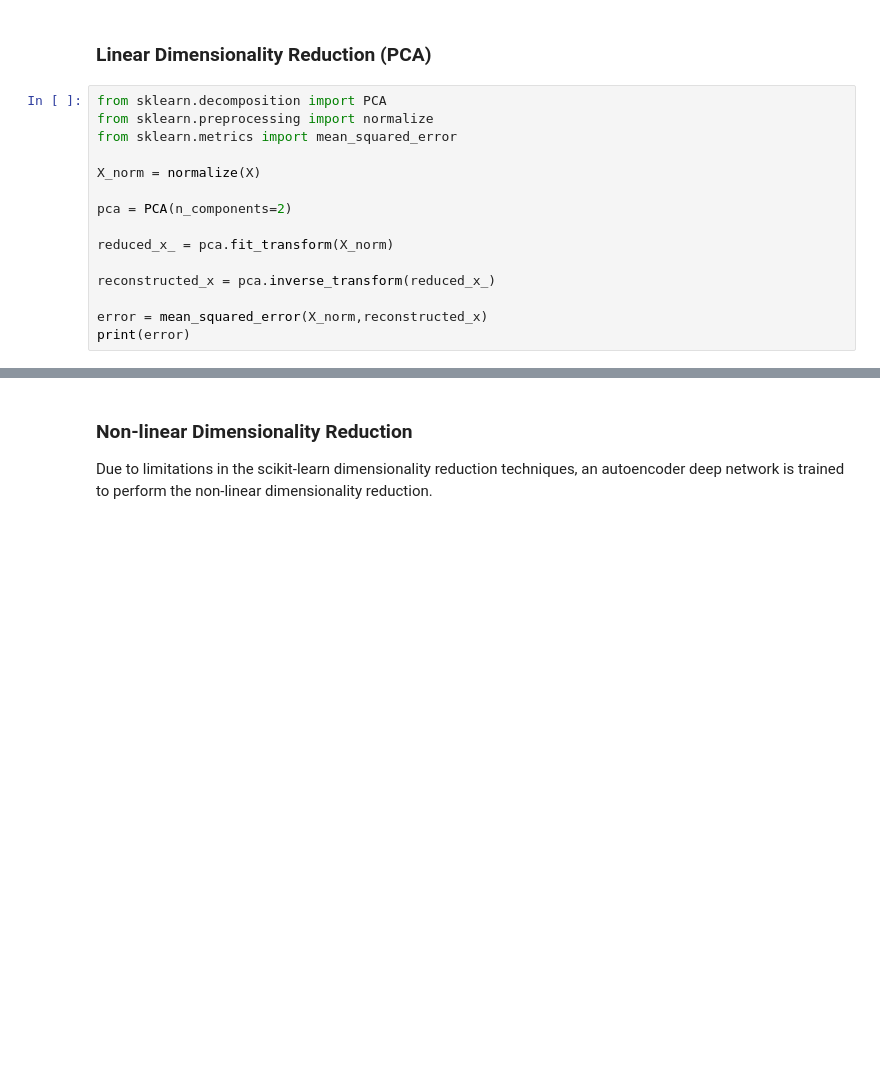
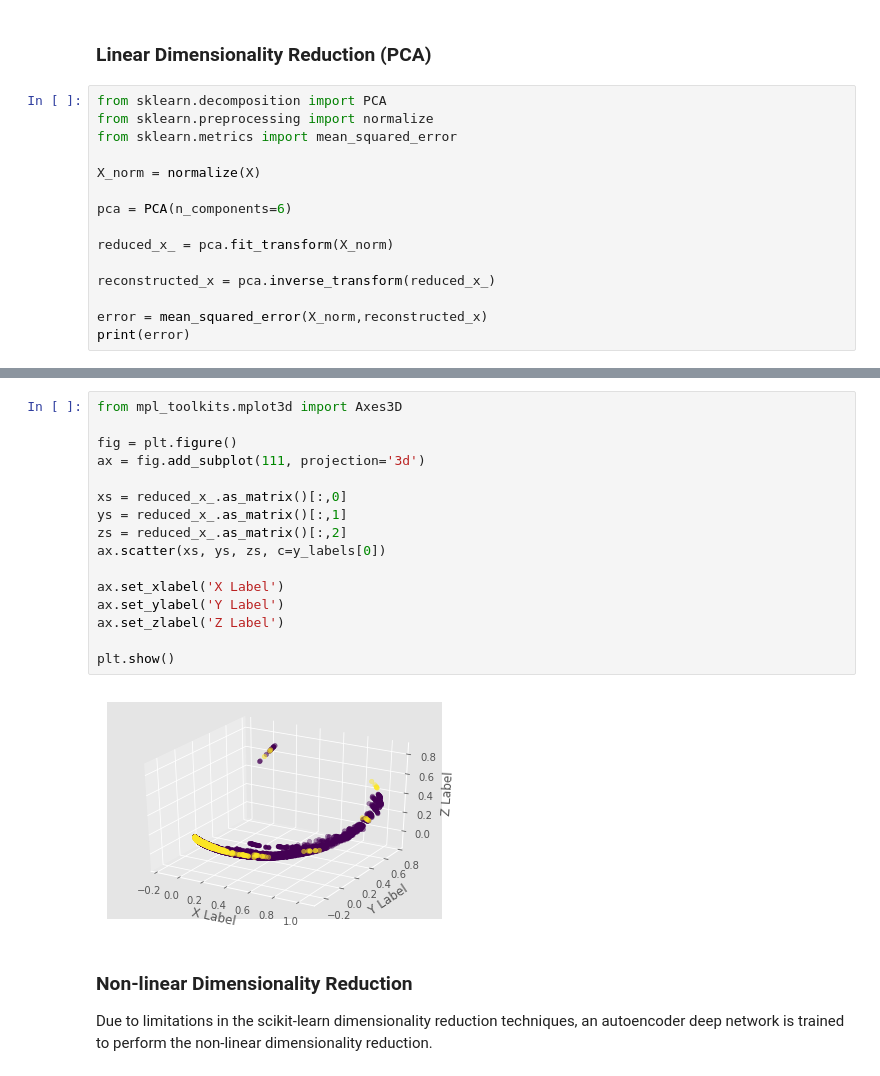
Before and after one commit to wderekjones/protein_binding, a Jupyter notebook: Classification_Dim_Reduction.ipynb, the cells around one changed output, grey strips where cells are left out. Cells and saved outputs as stored; diff of their text form; blank space fills up the shorter version.

```diff
--- a/Classification_Dim_Reduction.ipynb
+++ b/Classification_Dim_Reduction.ipynb
@@ -111,7 +136,7 @@ from sklearn.metrics import mean_squared_error
 
 X_norm = normalize(X)
 
-pca = PCA(n_components=2)
+pca = PCA(n_components=6)
 
 reduced_x_ = pca.fit_transform(X_norm)
 
@@ -142,3 +172,21 @@ plt.show()
+# %%
+from mpl_toolkits.mplot3d import Axes3D
+
+fig = plt.figure()
+ax = fig.add_subplot(111, projection='3d')
+
+xs = reduced_x_.as_matrix()[:,0]
+ys = reduced_x_.as_matrix()[:,1]
+zs = reduced_x_.as_matrix()[:,2]
+ax.scatter(xs, ys, zs, c=y_labels[0])
+
+ax.set_xlabel('X Label')
+ax.set_ylabel('Y Label')
+ax.set_zlabel('Z Label')
+
+plt.show()
+# %% [output]
+[figure, added]
 # %% [markdown]
 ### Non-linear Dimensionality Reduction
 Due to limitations in the scikit-learn dimensionality reduction techniques, an autoencoder deep network is trained to perform the non-linear dimensionality reduction.
```
Also changed, not shown: parts of 8 cells of this notebook, 3 other files.
